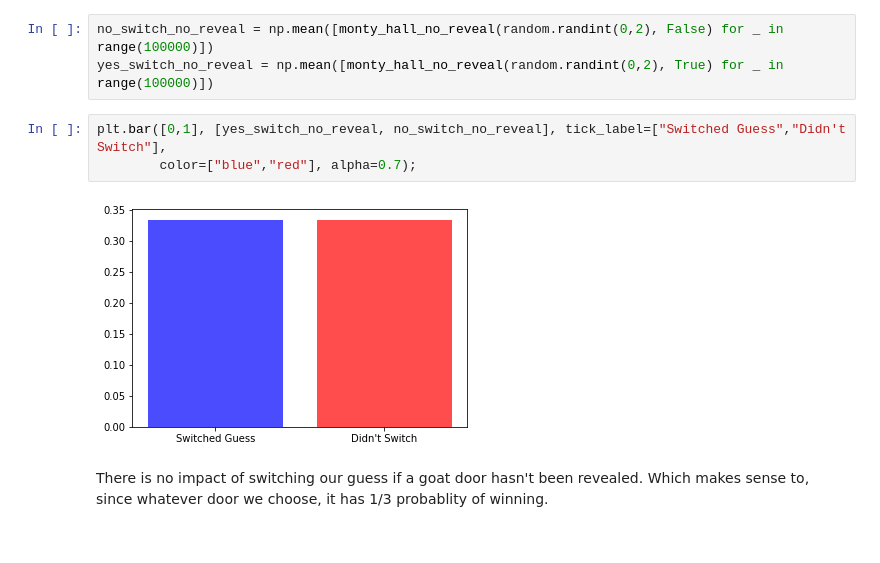
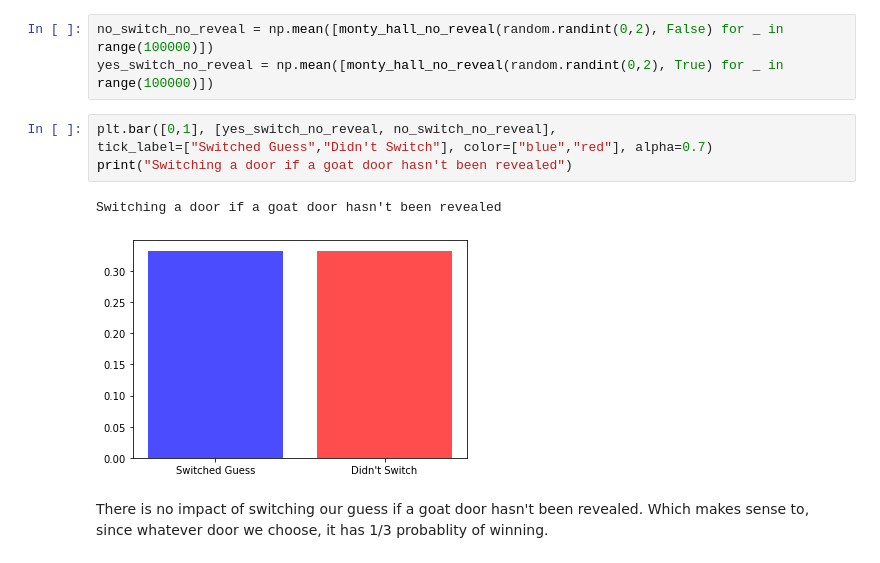
Before and after one commit to khalido/blog, a Jupyter notebook: notebooks/monty_hall.ipynb, the cells around one changed output. Saved outputs shown, nothing was run; the diff lists cells and outputs as text.

```diff
--- a/notebooks/monty_hall.ipynb
+++ b/notebooks/monty_hall.ipynb
@@ -117,9 +119,11 @@ Now to run some sims:
 no_switch_no_reveal = np.mean([monty_hall_no_reveal(random.randint(0,2), False) for _ in range(100000)])
 yes_switch_no_reveal = np.mean([monty_hall_no_reveal(random.randint(0,2), True) for _ in range(100000)])
 # %%
-plt.bar([0,1], [yes_switch_no_reveal, no_switch_no_reveal], tick_label=["Switched Guess","Didn't Switch"],
-        color=["blue","red"], alpha=0.7);
+plt.bar([0,1], [yes_switch_no_reveal, no_switch_no_reveal],
+tick_label=["Switched Guess","Didn't Switch"], color=["blue","red"], alpha=0.7)
+print("Switching a door if a goat door hasn't been revealed")
 # %% [output]
+Switching a door if a goat door hasn't been revealed
-[figure, old version]
+[figure, new version]
 # %% [markdown]
 There is no impact of switching our guess if a goat door hasn't been revealed. Which makes sense to, since whatever door we choose, it has 1/3 probablity of winning.
```
Also changed, not shown: parts of 7 cells of this notebook, 10 other files.
